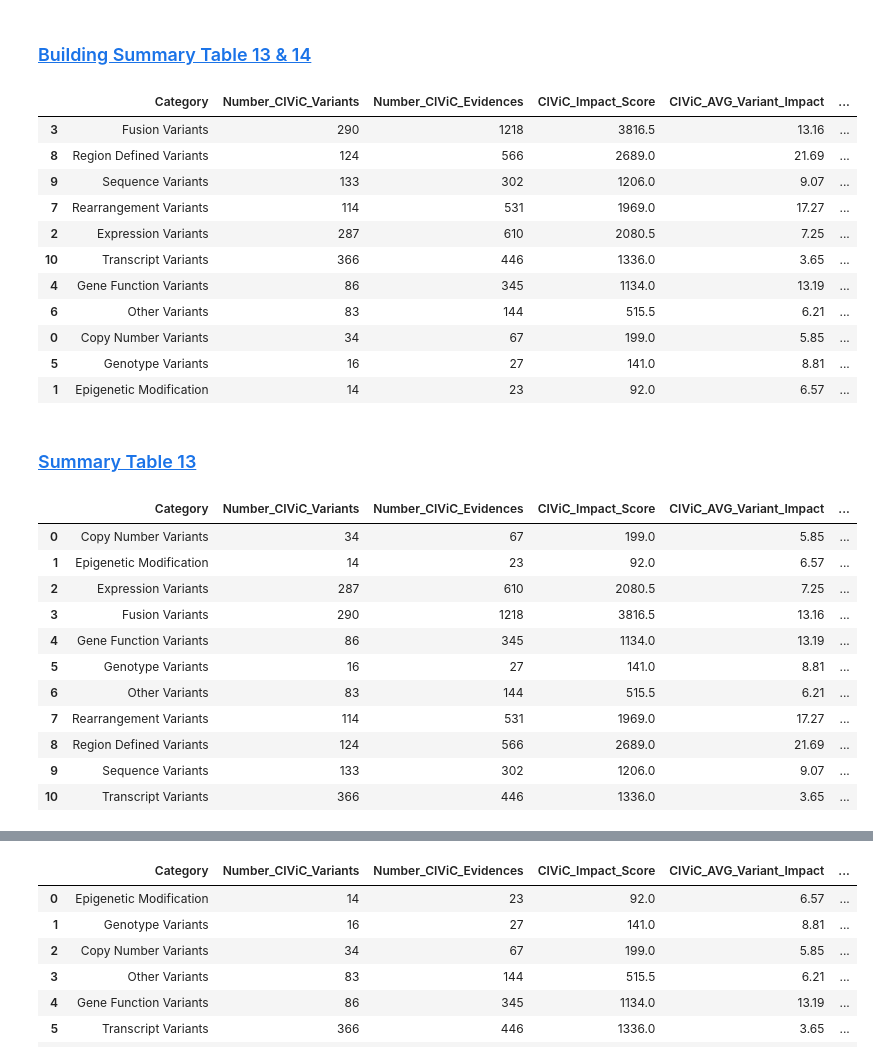
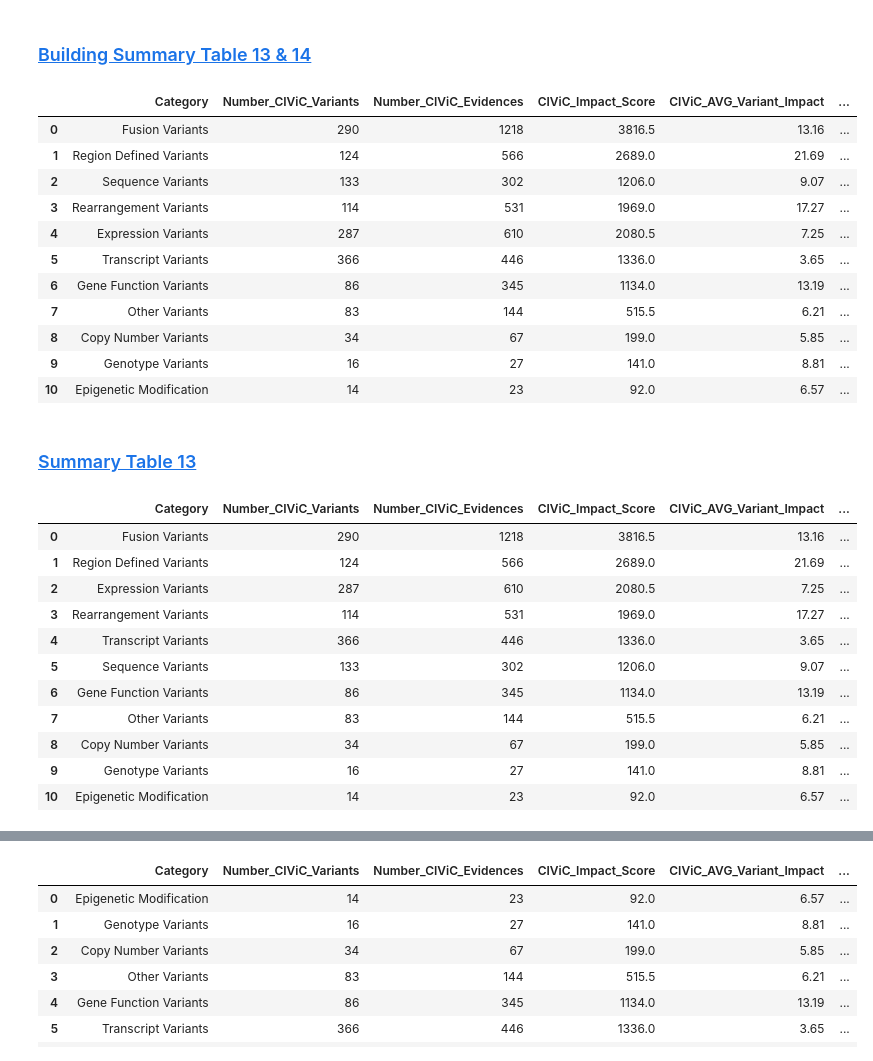
Before and after one commit to GenomicMedLab/variation-normalizer-manuscript, a Jupyter notebook: analysis/merged_moa_civic/merged_moa_civic_evidence_analysis.ipynb, the cells around one changed output, grey strips where cells are left out. Drawn from its saved outputs; the diff is of its cells as text; code cells hidden in the pictures.

```diff
--- a/analysis/merged_moa_civic/merged_moa_civic_evidence_analysis.ipynb
+++ b/analysis/merged_moa_civic/merged_moa_civic_evidence_analysis.ipynb
@@ -1087,13 +940,16 @@ not_supported_feature_impact_df = pd.read_csv(
 )
 # %%
 moa_impact_df = pd.read_csv(
-    "../moa/assertion_analysis/moa_assertion_analysis_output/not_supported_feature_impact_df.csv", sep=","
+    "../moa/assertion_analysis/moa_assertion_analysis_output/not_supported_feature_impact_df.csv",
+    sep=",",
 )
 civic_both_evidence_impact_df = pd.read_csv(
-    "../civic/evidence_analysis/civic_evidence_analysis_output/civic_both_evidence_cat_impact_df.csv", sep=","
+    "../civic/evidence_analysis/civic_evidence_analysis_output/civic_both_evidence_cat_impact_df.csv",
+    sep=",",
 )
 civic_accepted_evidence_only_impact_df = pd.read_csv(
-    "../civic/evidence_analysis/civic_evidence_analysis_output/civic_accepted_evidence_only_impact_df.csv", sep=","
+    "../civic/evidence_analysis/civic_evidence_analysis_output/civic_accepted_evidence_only_impact_df.csv",
+    sep=",",
 )
 # %% [markdown]
 ### <a id='toc1_4_1_'></a>[Building Summary Table 13 & 14](#toc0_)
@@ -1126,33 +982,33 @@ merged_accepted_only_impact_df = pd.merge(
 # %%
 merged_both_impact_df["Sum_Variants"] = (
     merged_both_impact_df["Number_CIViC_Variants"]
     + merged_both_impact_df["Total Number Features"]
 )
 merged_both_impact_df["Sum_Evidence_Items"] = (
     merged_both_impact_df["Number_CIViC_Evidences"]
     + merged_both_impact_df["Total Number Assertions"]
 )
 merged_both_impact_df["Sum_Impact"] = (
     merged_both_impact_df["CIViC_Impact_Score"]
     + merged_both_impact_df["MOA Total Sum Impact Score"]
 )
 merged_both_impact_df["Average_Sum_Impact_Per_Variant"] = (
     merged_both_impact_df["Sum_Impact"] / merged_both_impact_df["Sum_Variants"]
 )
-merged_both_impact_df.sort_values(by=["Sum_Impact"], ascending=False)
+merged_both_impact_df.sort_values(by=["Sum_Impact"], ascending=False, ignore_index=True)
 # %% [output]
 |  | Category | Number_CIViC_Variants | Number_CIViC_Evidences | CIViC_Impact_Score | CIViC_AVG_Variant_Impact | ... |
-| 3 | Fusion Variants | 290 | 1218 | 3816.5 | 13.16 | ... |
-| 8 | Region Defined Variants | 124 | 566 | 2689.0 | 21.69 | ... |
-| 9 | Sequence Variants | 133 | 302 | 1206.0 | 9.07 | ... |
-| 7 | Rearrangement Variants | 114 | 531 | 1969.0 | 17.27 | ... |
-| 2 | Expression Variants | 287 | 610 | 2080.5 | 7.25 | ... |
-| 10 | Transcript Variants | 366 | 446 | 1336.0 | 3.65 | ... |
-| 4 | Gene Function Variants | 86 | 345 | 1134.0 | 13.19 | ... |
-| 6 | Other Variants | 83 | 144 | 515.5 | 6.21 | ... |
-| 0 | Copy Number Variants | 34 | 67 | 199.0 | 5.85 | ... |
-| 5 | Genotype Variants | 16 | 27 | 141.0 | 8.81 | ... |
-| 1 | Epigenetic Modification | 14 | 23 | 92.0 | 6.57 | ... |
+| 0 | Fusion Variants | 290 | 1218 | 3816.5 | 13.16 | ... |
+| 1 | Region Defined Variants | 124 | 566 | 2689.0 | 21.69 | ... |
+| 2 | Sequence Variants | 133 | 302 | 1206.0 | 9.07 | ... |
+| 3 | Rearrangement Variants | 114 | 531 | 1969.0 | 17.27 | ... |
+| 4 | Expression Variants | 287 | 610 | 2080.5 | 7.25 | ... |
+| 5 | Transcript Variants | 366 | 446 | 1336.0 | 3.65 | ... |
+| 6 | Gene Function Variants | 86 | 345 | 1134.0 | 13.19 | ... |
+| 7 | Other Variants | 83 | 144 | 515.5 | 6.21 | ... |
+| 8 | Copy Number Variants | 34 | 67 | 199.0 | 5.85 | ... |
+| 9 | Genotype Variants | 16 | 27 | 141.0 | 8.81 | ... |
+| 10 | Epigenetic Modification | 14 | 23 | 92.0 | 6.57 | ... |
 # %% [markdown]
 ### <a id='toc1_4_2_'></a>[Summary Table 13](#toc0_)
 # %%
@@ -1165,14 +1021,14 @@ merged_both_impact_df[
 merged_both_impact_df
 # %% [output]
 |  | Category | Number_CIViC_Variants | Number_CIViC_Evidences | CIViC_Impact_Score | CIViC_AVG_Variant_Impact | ... |
-| 0 | Copy Number Variants | 34 | 67 | 199.0 | 5.85 | ... |
-| 1 | Epigenetic Modification | 14 | 23 | 92.0 | 6.57 | ... |
+| 0 | Fusion Variants | 290 | 1218 | 3816.5 | 13.16 | ... |
+| 1 | Region Defined Variants | 124 | 566 | 2689.0 | 21.69 | ... |
 | 2 | Expression Variants | 287 | 610 | 2080.5 | 7.25 | ... |
-| 3 | Fusion Variants | 290 | 1218 | 3816.5 | 13.16 | ... |
-| 4 | Gene Function Variants | 86 | 345 | 1134.0 | 13.19 | ... |
-| 5 | Genotype Variants | 16 | 27 | 141.0 | 8.81 | ... |
-| 6 | Other Variants | 83 | 144 | 515.5 | 6.21 | ... |
-| 7 | Rearrangement Variants | 114 | 531 | 1969.0 | 17.27 | ... |
-| 8 | Region Defined Variants | 124 | 566 | 2689.0 | 21.69 | ... |
-| 9 | Sequence Variants | 133 | 302 | 1206.0 | 9.07 | ... |
-| 10 | Transcript Variants | 366 | 446 | 1336.0 | 3.65 | ... |
+| 3 | Rearrangement Variants | 114 | 531 | 1969.0 | 17.27 | ... |
+| 4 | Transcript Variants | 366 | 446 | 1336.0 | 3.65 | ... |
+| 5 | Sequence Variants | 133 | 302 | 1206.0 | 9.07 | ... |
+| 6 | Gene Function Variants | 86 | 345 | 1134.0 | 13.19 | ... |
+| 7 | Other Variants | 83 | 144 | 515.5 | 6.21 | ... |
+| 8 | Copy Number Variants | 34 | 67 | 199.0 | 5.85 | ... |
+| 9 | Genotype Variants | 16 | 27 | 141.0 | 8.81 | ... |
+| 10 | Epigenetic Modification | 14 | 23 | 92.0 | 6.57 | ... |
```
Also changed, not shown: parts of 116 cells of this notebook, 15 other files.
